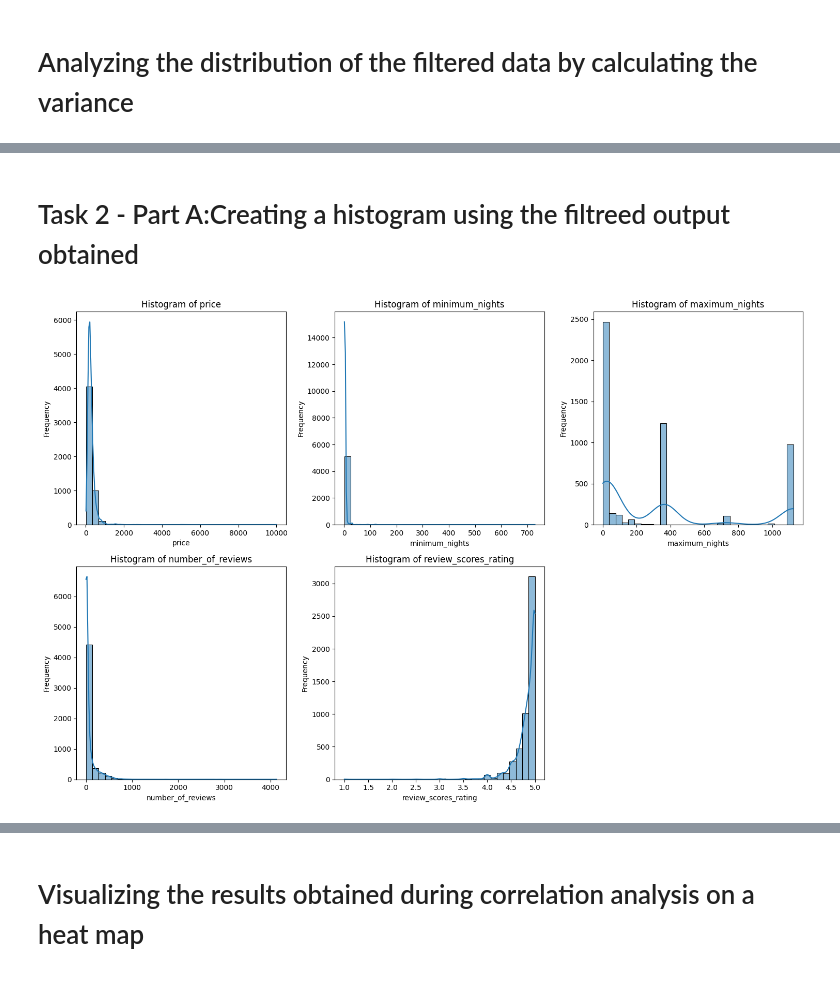
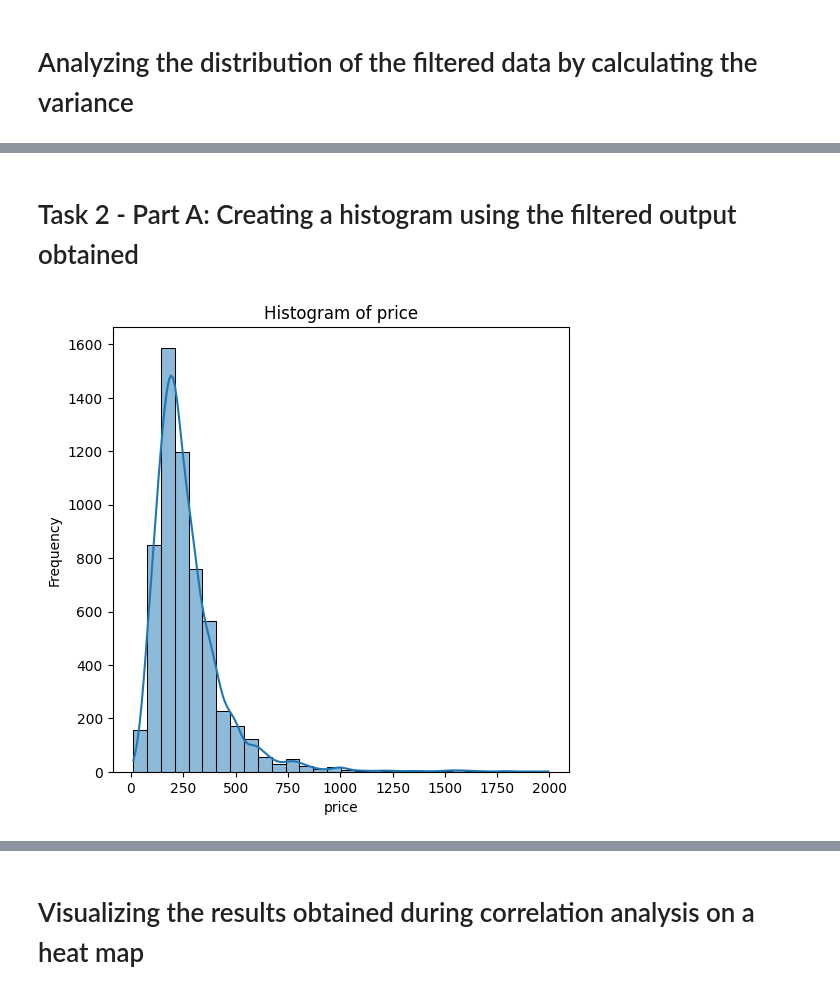
Before and after one commit to aishwaryaravi2207/machine_learning_neu, a Jupyter notebook: action/amsterdam/tasks/tasks.ipynb, the cells around one changed output, grey strips where cells are left out. Saved outputs shown, nothing was run; the diff lists cells and outputs as text; code cells hidden in the pictures.

```diff
--- a/action/amsterdam/tasks/tasks.ipynb
+++ b/action/amsterdam/tasks/tasks.ipynb
@@ -113,7 +334,7 @@ import seaborn as sns
 # Plot histograms
 plt.figure(figsize=(15, 10))
 
-for i, feature in enumerate(features):
+for i, feature in enumerate(feature_two):
     plt.subplot(2, 3, i+1)
     sns.histplot(listing_amsterdam_df[feature], bins=30, kde=True)
     plt.title(f'Histogram of {feature}')
@@ -198,9 +477,9 @@ import pandas as pd
 
 price_bins = [0,164,225,321,2000,10000]
 
-listing_amsterdam_df['binned_price'] = pd.cut(listing_amsterdam_df['price'],price_bins)
+listing_amsterdam_price_df['binned_price'] = pd.cut(listing_amsterdam_price_df['price'],price_bins)
 
-price_bins_count = listing_amsterdam_df['binned_price'].value_counts()
+price_bins_count = listing_amsterdam_price_df['binned_price'].value_counts()
 
 print(price_bins_count)
 # %% [output]
@@ -257,7 +537,7 @@ Name: count, dtype: int64
 # %% [markdown]
 # Removing the outliers detected in the price column
 # %%
-filtered_listing_amsterdam_df = listing_amsterdam_df[listing_amsterdam_df['price'] < 2000]
+filtered_listing_amsterdam_price_df = listing_amsterdam_price_df[listing_amsterdam_price_df['price'] < 2000]
 
-print(filtered_listing_amsterdam_df.shape)
+print(filtered_listing_amsterdam_price_df.shape)
 # %% [output]
@@ -274,11 +554,18 @@ print(filtered_listing_amsterdam_df.shape)
 # Repeating Task 1 - Numerical Analysis for features like - price, minimum nights, maximum nights, number of rating and review_score_rating
 # %%
 # List of Features
-features = ['price','minimum_nights','maximum_nights','number_of_reviews','review_scores_rating']
 
-#  Calculate summary statistics
-filtered_summary_stats = filtered_listing_amsterdam_df[features].describe()
+feature_one = ['price']
+feature_two = ['minimum_nights','maximum_nights','number_of_reviews']
+feature_three = ['review_scores_rating']
+
+# Calculate summary statistics
+summary_stats_one = filtered_listing_amsterdam_price_df[feature_one].describe()
+summary_stats_two = filtered_listing_amsterdam_df[feature_two].describe()
+summary_stats_three = listing_amsterdam_review_score_df[feature_three].describe()
 
 # Display summary statistics
-print(filtered_summary_stats)
+print(summary_stats_one)
+print(summary_stats_two)
+print(summary_stats_three)
 # %% [output]
@@ -334,23 +638,23 @@ dtype: float64
 # %% [markdown]
-# Task 2 - Part A:Creating a histogram using the filtreed output obtained
+# Task 2 - Part A: Creating a histogram using the filtered output obtained
 # %%
 import matplotlib.pyplot as plt
 import seaborn as sns
 
 # Assuming df is your DataFrame and features is your list of features
 # features = ['price', 'minimum_nights', 'number_of_reviews']
 
 # Plot histograms
 plt.figure(figsize=(15, 10))
 
-for i, feature in enumerate(features):
+for i, feature in enumerate(feature_one):
     plt.subplot(2, 3, i+1)
-    sns.histplot(listing_amsterdam_df[feature], bins=30, kde=True)
+    sns.histplot(filtered_listing_amsterdam_price_df[feature], bins=30, kde=True)
     plt.title(f'Histogram of {feature}')
     plt.xlabel(feature)
     plt.ylabel('Frequency')
 
 plt.tight_layout()
 plt.show()
 # %% [output]
-[figure, old version]
+[figure, new version]
```
Also changed, not shown: parts of 97 cells of this notebook, 2 other files.
